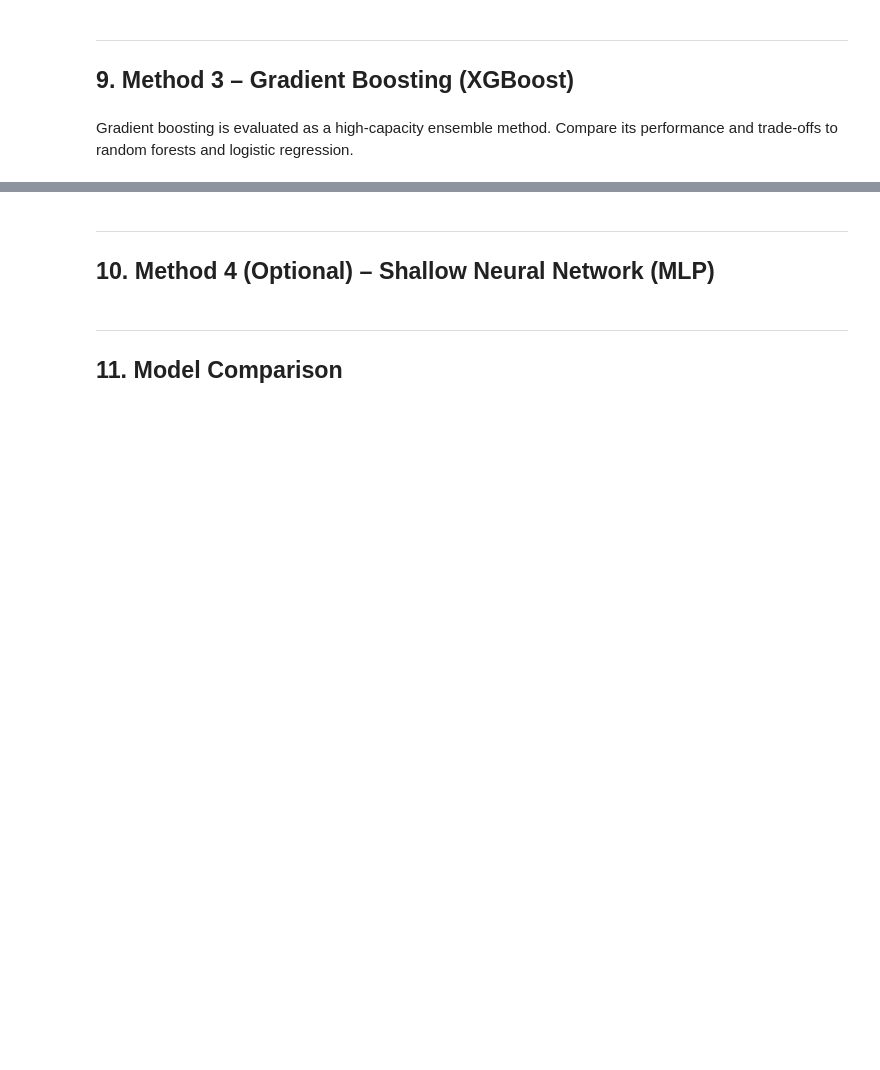
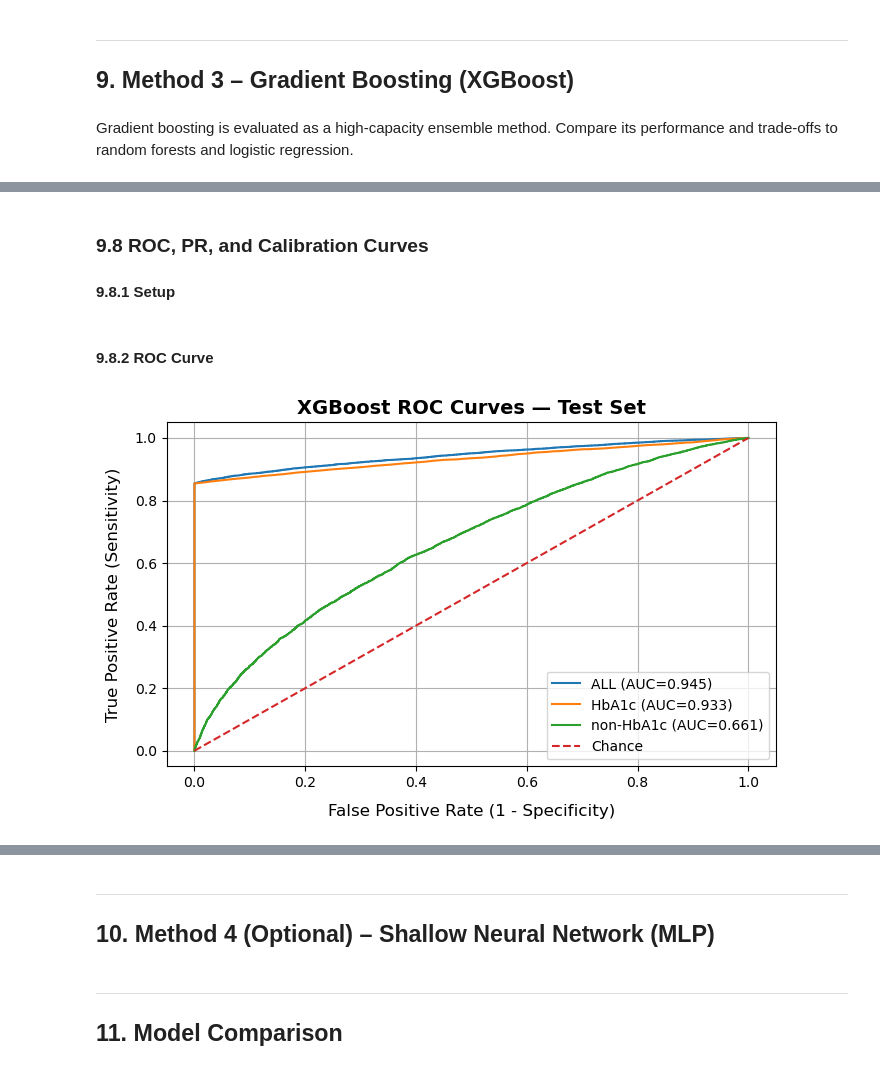
Before and after one commit to etoobian/diabetes-prediction-ds1, a Jupyter notebook: notebooks/diabetes_prediction.ipynb, the cells around one changed output, grey strips where cells are left out. Drawn from its saved outputs; the diff is of its cells as text; code cells hidden in the pictures; blank space fills up the shorter version.

```diff
--- a/notebooks/diabetes_prediction.ipynb
+++ b/notebooks/diabetes_prediction.ipynb
@@ -1867,0 +1904,11 @@ Gradient boosting is evaluated as a high-capacity ensemble method. Compare its p
+# %%
+# Separate predictors for non-HbA1c model
+X_train_nh = train_nonhba1c.drop(columns=sch.TARGET_COL)
+X_test_nh  = test_nonhba1c.drop(columns=sch.TARGET_COL)
+
+# One-hot encode
+X_train_nh = pd.get_dummies(X_train_nh, drop_first=True)
+X_test_nh  = pd.get_dummies(X_test_nh, drop_first=True)
+
+# Align test columns with training columns
+X_test_nh = X_test_nh.reindex(columns=X_train_nh.columns, fill_value=0)
@@ -1867,0 +1953,15 @@ Gradient boosting is evaluated as a high-capacity ensemble method. Compare its p
+# %%
+# Generate predicted probabilities (positive class = 1)
+
+p_train_all = xgb_all.predict_proba(X_train_all)[:, 1]
+p_test_all  = xgb_all.predict_proba(X_test_all)[:, 1]
+
+p_train_h = xgb_h.predict_proba(X_train_h)[:, 1]
+p_test_h  = xgb_h.predict_proba(X_test_h)[:, 1]
+
+p_train_nh = xgb_nh.predict_proba(X_train_nh)[:, 1]
+p_test_nh  = xgb_nh.predict_proba(X_test_nh)[:, 1]
+
+# Verify probabilities are within valid range
+for p in [p_train_all, p_test_all, p_train_h, p_test_h, p_train_nh, p_test_nh]:
+    assert np.all((p >= 0) & (p <= 1))
@@ -1867,0 +2083,22 @@ Gradient boosting is evaluated as a high-capacity ensemble method. Compare its p
+# %% [markdown]
+### 9.8 ROC, PR, and Calibration Curves
+#### 9.8.1 Setup
+# %%
+# Store model probabilities for plotting
+model_probs = {
+    "ALL": p_test_all,
+    "HbA1c": p_test_h,
+    "non-HbA1c": p_test_nh,
+}
+# %% [markdown]
+#### 9.8.2 ROC Curve
+# %%
+fig, ax = viz.plot_multiple_roc_curves(
+    y_true=y_test,
+    model_probas=model_probs,
+    title="XGBoost ROC Curves",
+)
+
+viz.finalize_fig(fig, show=True)
+# %% [output]
+[figure, added]
```
Also changed, not shown: parts of 28 cells of this notebook.
